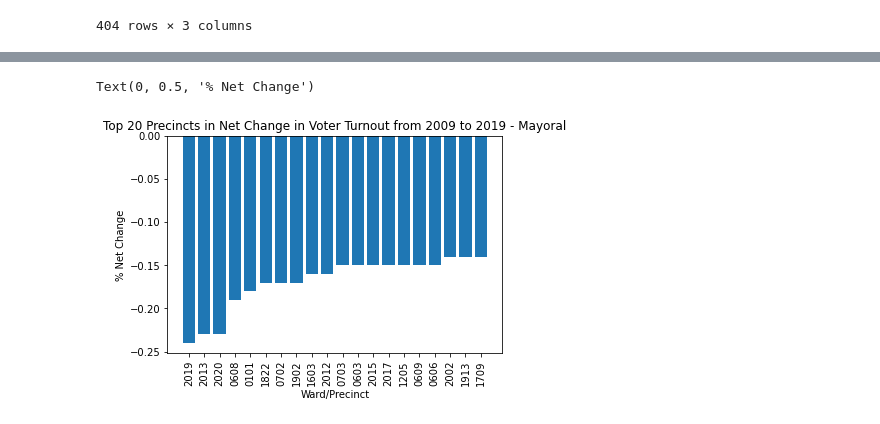
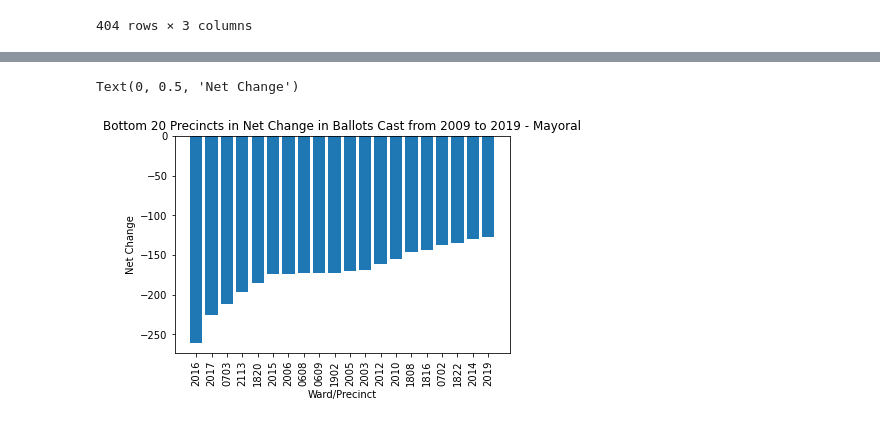
Before and after one commit to yagevlevi/BaystateBanner_Spark, a Jupyter notebook: Voting Patterns/Net_Change_Analysis.ipynb, the cells around one changed output, grey strips where cells are left out. Saved outputs shown, nothing was run; the diff lists cells and outputs as text; code cells hidden in the pictures.

```diff
--- a/Voting Patterns/Net_Change_Analysis.ipynb
+++ b/Voting Patterns/Net_Change_Analysis.ipynb
@@ -100,10 +108,10 @@ Text(0, 0.5, '% Net Change')
 # %%
-temp1 = df.sort_values(by=['M % Net Change']).head(20).reset_index(drop=False)
-plt.bar(temp1['Ward/Precinct'],temp1['M % Net Change'])
+temp1 = df.sort_values(by=['M Net Change']).head(20).reset_index(drop=False)
+plt.bar(temp1['Ward/Precinct'],temp1['M Net Change'])
 plt.xticks(rotation=90)
-plt.title('Top 20 Precincts in Net Change in Voter Turnout from 2009 to 2019 - Mayoral')
+plt.title('Bottom 20 Precincts in Net Change in Ballots Cast from 2009 to 2019 - Mayoral')
 plt.xlabel('Ward/Precinct')
-plt.ylabel('% Net Change')
+plt.ylabel('Net Change')
 # %% [output]
-Text(0, 0.5, '% Net Change')
+Text(0, 0.5, 'Net Change')
-[figure, old version]
+[figure, new version]
```
Also changed, not shown: parts of 14 cells of this notebook, 30 other files.
